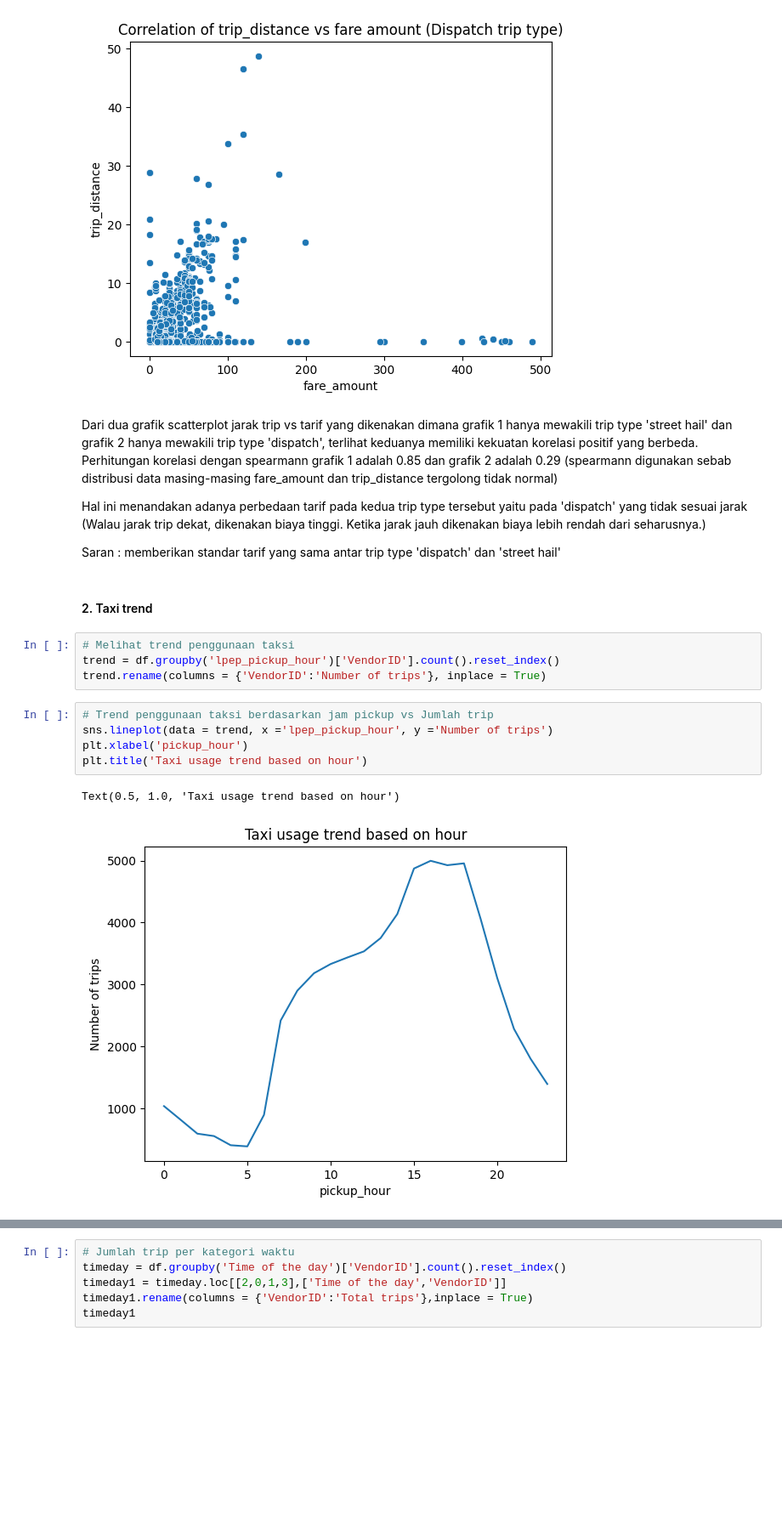
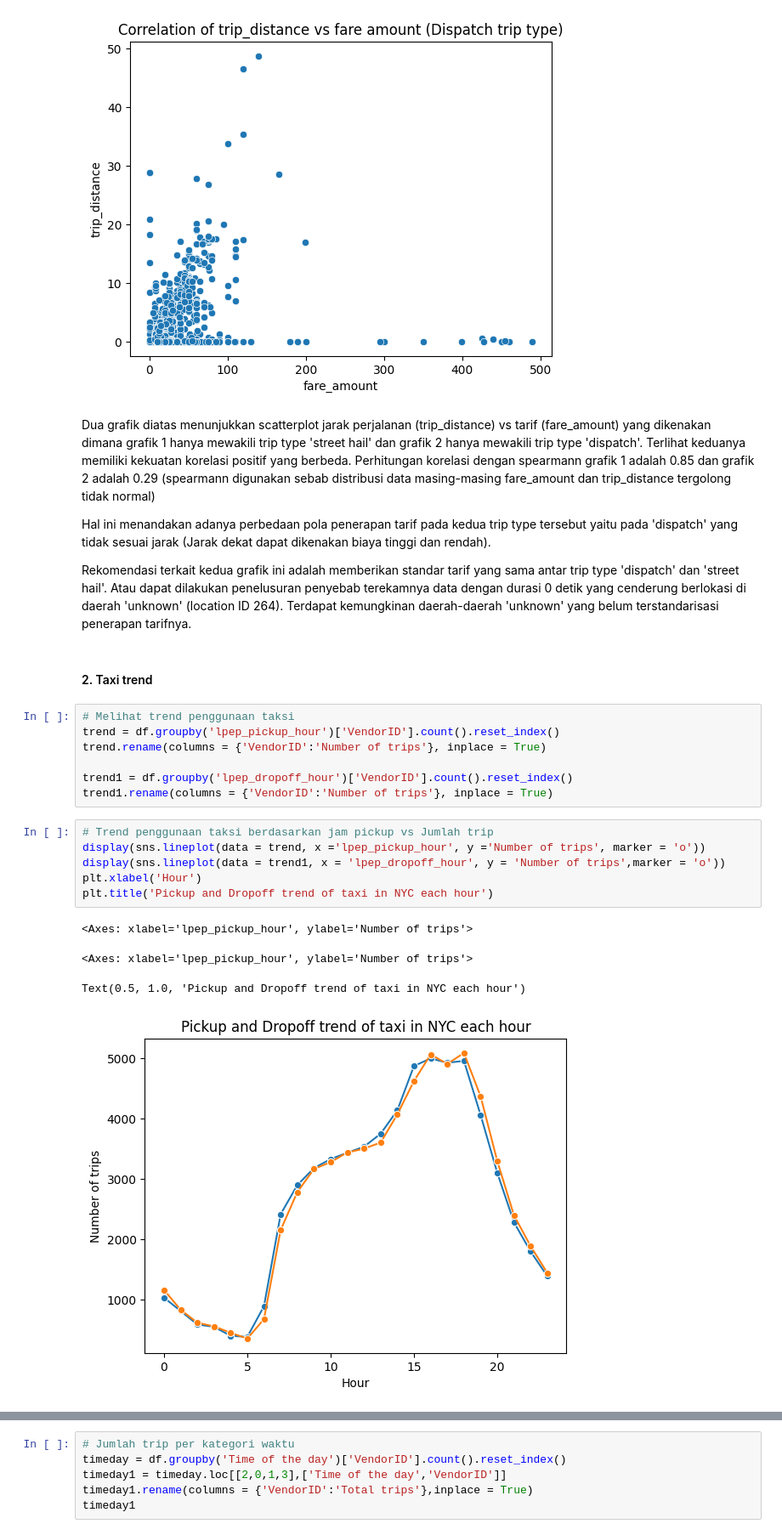
Before and after one commit to sylvialysn/CapstoneProject2, a Jupyter notebook: Capstone_2.ipynb, the cells around one changed output, grey strips where cells are left out. Shown at 85% size. Cells and saved outputs as stored; diff of their text form; blank space fills up the shorter version.

```diff
--- a/Capstone_2.ipynb
+++ b/Capstone_2.ipynb
@@ -741,23 +732,29 @@ round(dfs[['fare_amount','trip_distance']].corr('spearman'),2)
 | trip_distance | 0.29 | 1.00 |
 [figure]
 # %% [markdown]
-Dari dua grafik scatterplot jarak trip vs tarif yang dikenakan dimana grafik 1 hanya mewakili trip type 'street hail' dan grafik 2 hanya mewakili trip type 'dispatch', terlihat keduanya memiliki kekuatan korelasi positif yang berbeda. Perhitungan korelasi dengan spearmann grafik 1 adalah 0.85 dan grafik 2 adalah 0.29 (spearmann digunakan sebab distribusi data masing-masing fare_amount dan trip_distance tergolong tidak normal)
+Dua grafik diatas menunjukkan scatterplot jarak perjalanan (trip_distance) vs tarif (fare_amount) yang dikenakan dimana grafik 1 hanya mewakili trip type 'street hail' dan grafik 2 hanya mewakili trip type 'dispatch'. Terlihat keduanya memiliki kekuatan korelasi positif yang berbeda. Perhitungan korelasi dengan spearmann grafik 1 adalah 0.85 dan grafik 2 adalah 0.29 (spearmann digunakan sebab distribusi data masing-masing fare_amount dan trip_distance tergolong tidak normal)
 
-Hal ini menandakan adanya perbedaan tarif pada kedua trip type tersebut yaitu pada 'dispatch' yang tidak sesuai jarak (Walau jarak trip dekat, dikenakan biaya tinggi. Ketika jarak jauh dikenakan biaya lebih rendah dari seharusnya.)
+Hal ini menandakan adanya perbedaan pola penerapan tarif pada kedua trip type tersebut yaitu pada 'dispatch' yang tidak sesuai jarak (Jarak dekat dapat dikenakan biaya tinggi dan rendah).
 
-Saran : memberikan standar tarif yang sama antar trip type 'dispatch' dan 'street hail'
+Rekomendasi terkait kedua grafik ini adalah memberikan standar tarif yang sama antar trip type 'dispatch' dan 'street hail'. Atau dapat dilakukan penelusuran penyebab terekamnya data dengan durasi 0 detik yang cenderung berlokasi di daerah 'unknown' (location ID 264). Terdapat kemungkinan daerah-daerah 'unknown' yang belum terstandarisasi penerapan tarifnya.
 # %% [markdown]
 #### 2. Taxi trend
 # %%
 # Melihat trend penggunaan taksi
 trend = df.groupby('lpep_pickup_hour')['VendorID'].count().reset_index()
 trend.rename(columns = {'VendorID':'Number of trips'}, inplace = True)
+
+trend1 = df.groupby('lpep_dropoff_hour')['VendorID'].count().reset_index()
+trend1.rename(columns = {'VendorID':'Number of trips'}, inplace = True)
 # %%
 # Trend penggunaan taksi berdasarkan jam pickup vs Jumlah trip
-sns.lineplot(data = trend, x ='lpep_pickup_hour', y ='Number of trips')
-plt.xlabel('pickup_hour')
-plt.title('Taxi usage trend based on hour')
+display(sns.lineplot(data = trend, x ='lpep_pickup_hour', y ='Number of trips', marker = 'o'))
+display(sns.lineplot(data = trend1, x = 'lpep_dropoff_hour', y = 'Number of trips',marker = 'o'))
+plt.xlabel('Hour')
+plt.title('Pickup and Dropoff trend of taxi in NYC each hour')
 # %% [output]
-Text(0.5, 1.0, 'Taxi usage trend based on hour')
+<Axes: xlabel='lpep_pickup_hour', ylabel='Number of trips'>
+<Axes: xlabel='lpep_pickup_hour', ylabel='Number of trips'>
+Text(0.5, 1.0, 'Pickup and Dropoff trend of taxi in NYC each hour')
-[figure, old version]
+[figure, new version]
 # %% [markdown]
```
Also changed, not shown: parts of 66 cells of this notebook.
